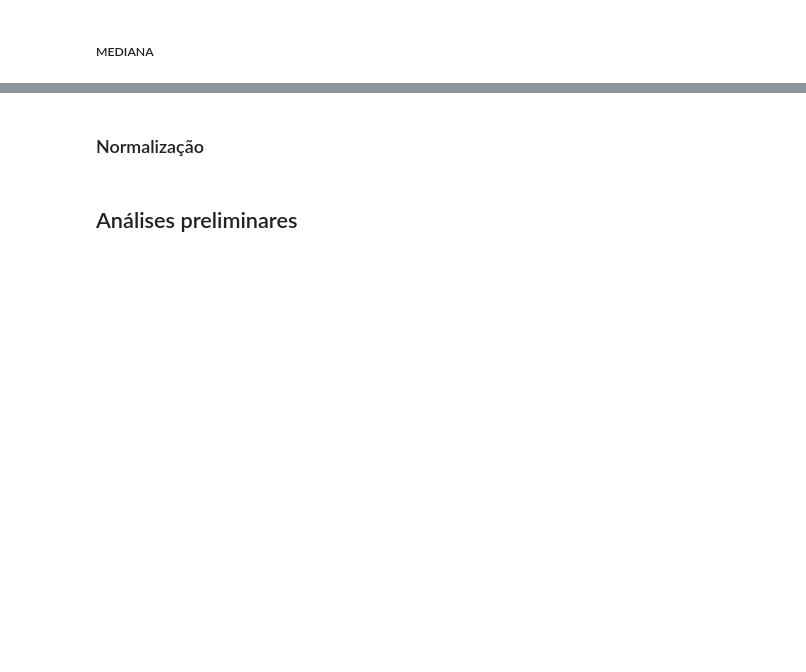
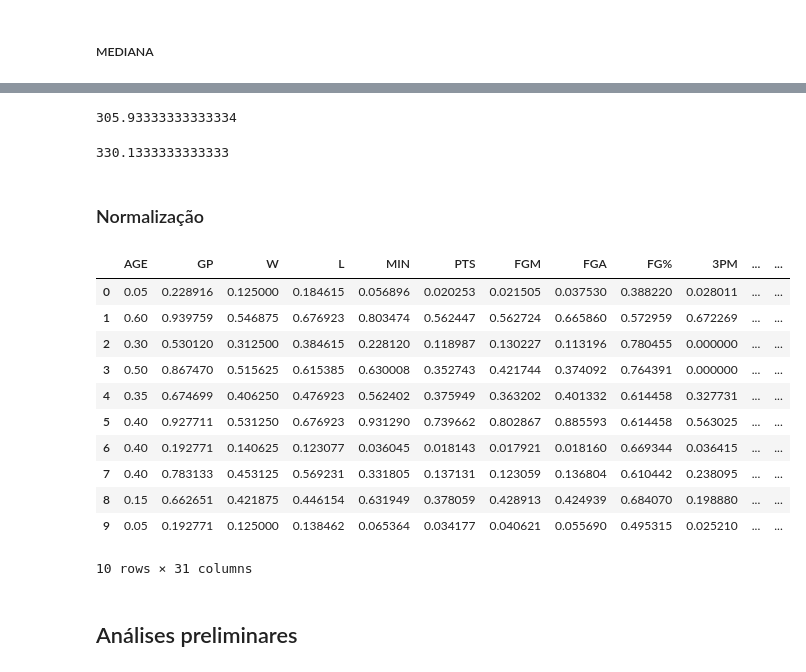
Before and after one commit to lss8/DataScienceNBA, a Jupyter notebook: Project_Data_Science.ipynb, the cells around one changed output, grey strips where cells are left out. Drawn from its saved outputs; the diff is of its cells as text; code cells hidden in the pictures; blank space fills up the shorter version.

```diff
--- a/Project_Data_Science.ipynb
+++ b/Project_Data_Science.ipynb
@@ -244,8 +259,53 @@ print(totalPPG)
+# %%
+# Extract the real and calculated values
+real_values = df_main.loc[nan_indices, 'PTS'].values
+calculated_values = df.loc[nan_indices, 'PTS'].values
+
+# Calculate the mean error
+mean_error = np.mean(np.abs(real_values - calculated_values))
+
+mean_error
+# %% [output]
+305.93333333333334
+# %%
+# Extract the real and calculated values
+real_values = df_main.loc[nan_indices, 'PTS'].values
+calculated_values = df2.loc[nan_indices, 'PTS'].values
+
+# Calculate the mean error
+median_error = np.mean(np.abs(real_values - calculated_values))
+
+median_error
+# %% [output]
+330.1333333333333
 # %% [markdown]
 ### Normalização
 # %%
 # TODO: definir se a escala é entre -1 e 1 ou 0 e 1
-scaler = MinMaxScaler(feature_range=(-1, 1))
+scaler = MinMaxScaler(feature_range=(0, 1))
+# %%
+df_normalized = df.drop(['PLAYER', 'TEAM', 'TEAMID'], axis=1)
+# %%
+df_normalized = pd.DataFrame(scaler.fit_transform(df_normalized), columns=df_normalized.columns)
+# %%
+df_normalized['PLAYER'] = df['PLAYER']
+df_normalized['TEAM'] = df['TEAM']
+df_normalized['TEAMID'] = df['TEAMID']
+# %%
+df_normalized.head(10)
+# %% [output]
+|  | AGE | GP | W | L | MIN | PTS | FGM | FGA | FG% | 3PM | ... | ... |
+| 0 | 0.05 | 0.228916 | 0.125000 | 0.184615 | 0.056896 | 0.020253 | 0.021505 | 0.037530 | 0.388220 | 0.028011 | ... | ... |
+| 1 | 0.60 | 0.939759 | 0.546875 | 0.676923 | 0.803474 | 0.562447 | 0.562724 | 0.665860 | 0.572959 | 0.672269 | ... | ... |
+| 2 | 0.30 | 0.530120 | 0.312500 | 0.384615 | 0.228120 | 0.118987 | 0.130227 | 0.113196 | 0.780455 | 0.000000 | ... | ... |
+| 3 | 0.50 | 0.867470 | 0.515625 | 0.615385 | 0.630008 | 0.352743 | 0.421744 | 0.374092 | 0.764391 | 0.000000 | ... | ... |
+| 4 | 0.35 | 0.674699 | 0.406250 | 0.476923 | 0.562402 | 0.375949 | 0.363202 | 0.401332 | 0.614458 | 0.327731 | ... | ... |
+| 5 | 0.40 | 0.927711 | 0.531250 | 0.676923 | 0.931290 | 0.739662 | 0.802867 | 0.885593 | 0.614458 | 0.563025 | ... | ... |
+| 6 | 0.40 | 0.192771 | 0.140625 | 0.123077 | 0.036045 | 0.018143 | 0.017921 | 0.018160 | 0.669344 | 0.036415 | ... | ... |
+| 7 | 0.40 | 0.783133 | 0.453125 | 0.569231 | 0.331805 | 0.137131 | 0.123059 | 0.136804 | 0.610442 | 0.238095 | ... | ... |
+| 8 | 0.15 | 0.662651 | 0.421875 | 0.446154 | 0.631949 | 0.378059 | 0.428913 | 0.424939 | 0.684070 | 0.198880 | ... | ... |
+| 9 | 0.05 | 0.192771 | 0.125000 | 0.138462 | 0.065364 | 0.034177 | 0.040621 | 0.055690 | 0.495315 | 0.025210 | ... | ... |
+10 rows × 31 columns
 # %% [markdown]
 ## Análises preliminares
 # %% [markdown]
```
Also changed, not shown: parts of 19 cells of this notebook.
